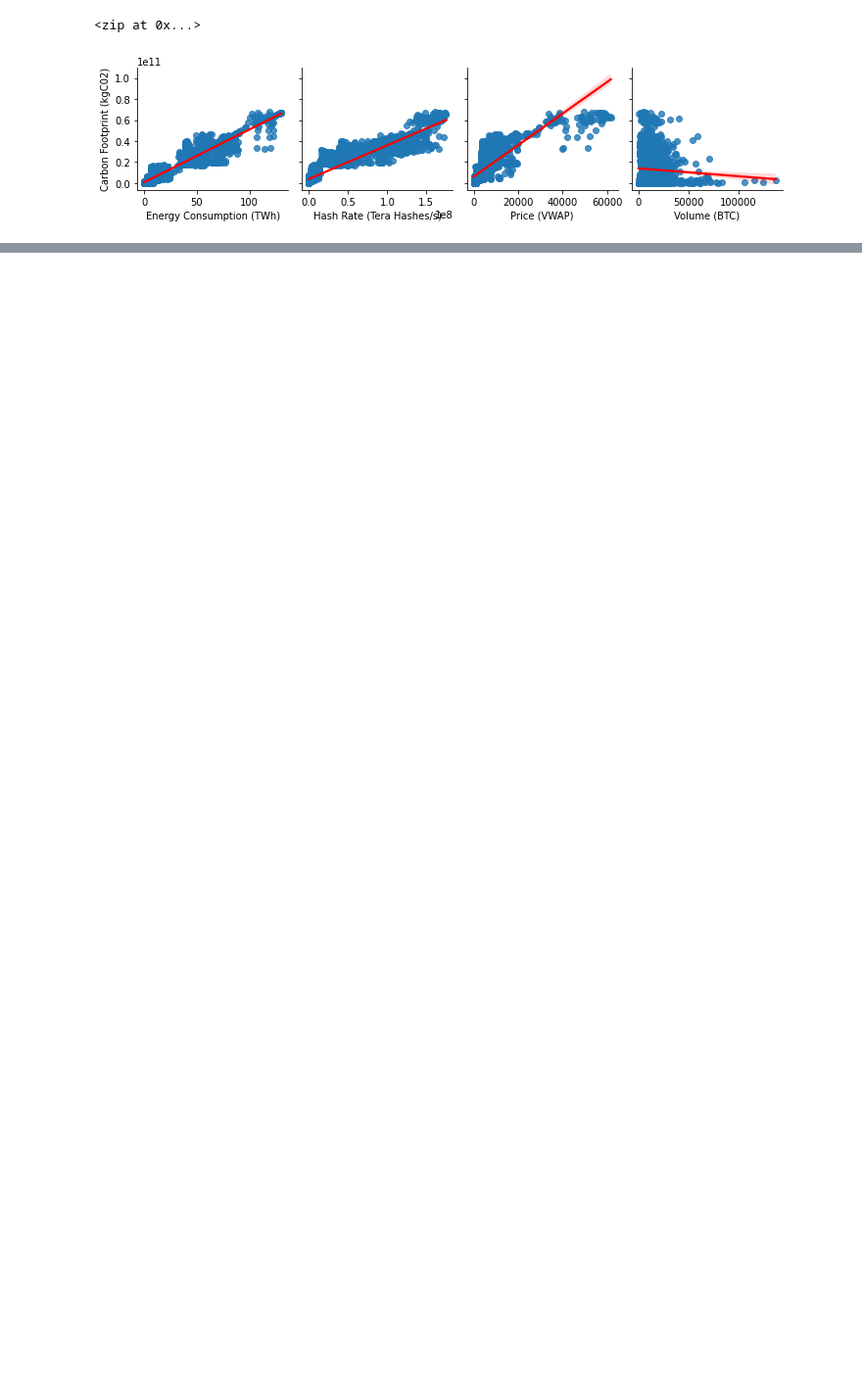
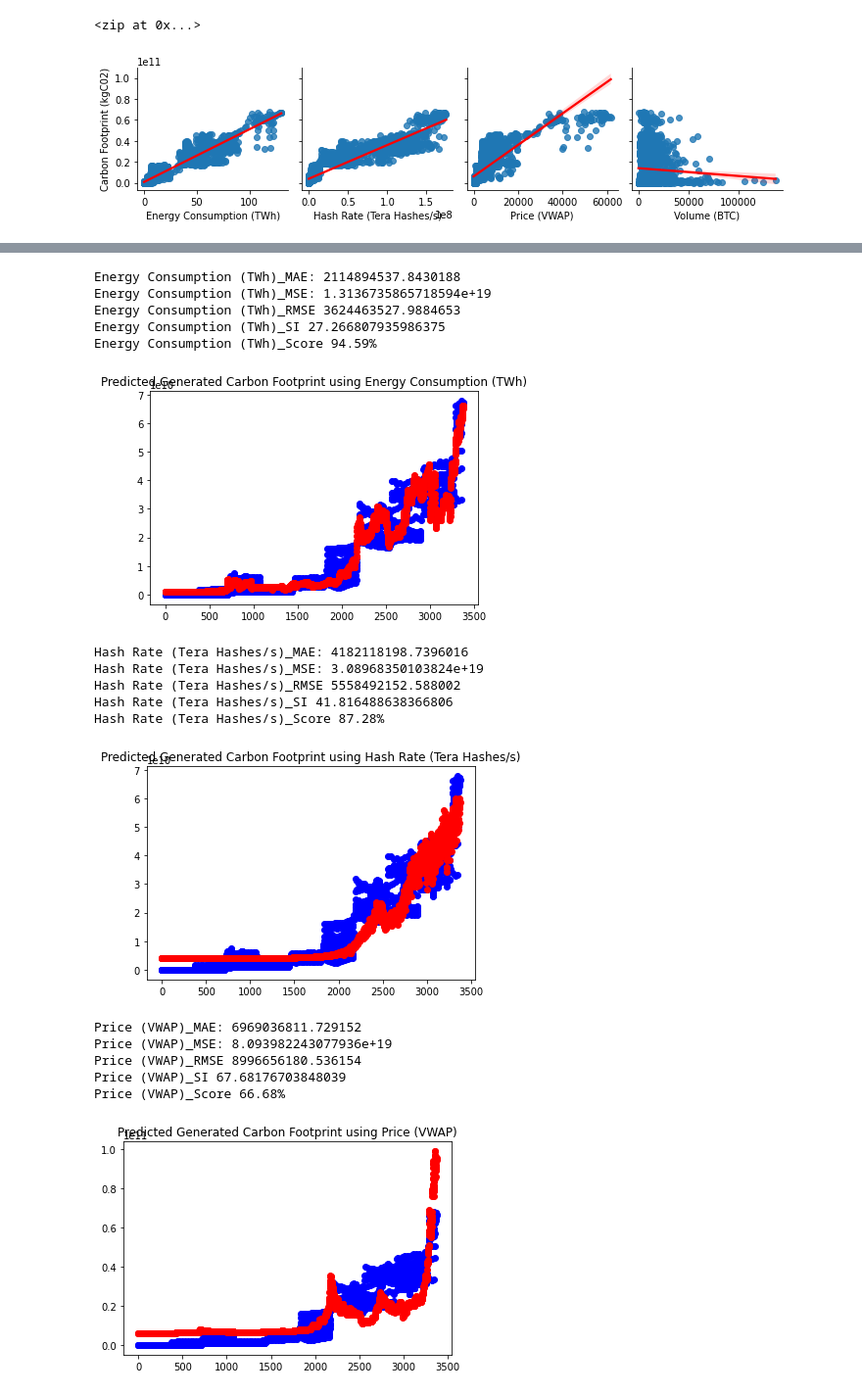
Before and after one commit to nicocoloco/cs132proj, a Jupyter notebook: CS-132-Final-Project.ipynb, the cells around one changed output, grey strips where cells are left out. Shown at 98% size. Saved outputs shown, nothing was run; the diff lists cells and outputs as text; code cells hidden in the pictures; blank space fills up the shorter version.

```diff
--- a/CS-132-Final-Project.ipynb
+++ b/CS-132-Final-Project.ipynb
@@ -591,12 +586,0 @@ np.sqrt(metrics.mean_squared_error(y, y_pred))
-# %%
-feature_cols = df[df.columns.difference(["Carbon Footprint (kgC02)", "Date"])].columns.values
-X = df[feature_cols]
-y = df['Carbon Footprint (kgC02)']
-X_train, X_test, y_train, y_test = train_test_split(X, y)
-
-# instantiate and fit
-linreg = LinearRegression()
-linreg.fit(X_train, y_train)
-y_pred = linreg.predict(X_test)
-
-np.sqrt(metrics.mean_squared_error(y_test, y_pred))
@@ -604,0 +591,52 @@ np.sqrt(metrics.mean_squared_error(y_test, y_pred))
+# %%
+def plotGraph(y_test,y_pred,regressorName):
+    if max(y_test) >= max(y_pred):
+        my_range = int(max(y_test))
+    else:
+        my_range = int(max(y_pred))
+    plt.scatter(range(len(y_test)), y_test, color='blue')
+    plt.scatter(range(len(y_pred)), y_pred, color='red')
+    plt.title(regressorName)
+    plt.show()
+    return
+
+
+feature_cols = df[df.columns.difference(["Carbon Footprint (kgC02)", "Date"])].columns.values
+y = df['Carbon Footprint (kgC02)']
+date = df['Date']
+denom = y.mean()
+
+for i in feature_cols:
+    X = df[[i]]
+
+    # instantiate and fit
+    X_train, X_test, y_train, y_test = train_test_split(X, y)
+    linreg = LinearRegression()
+    linreg.fit(X, y)
+    y_pred = linreg.predict(X)
+
+    print(f"{i}_MAE: {metrics.mean_absolute_error(y, y_pred)}")
+    print(f"{i}_MSE: {metrics.mean_squared_error(y, y_pred)}")
+    print(f"{i}_RMSE {np.sqrt(metrics.mean_squared_error(y, y_pred))}")
+    print(f"{i}_SI {(np.sqrt(metrics.mean_squared_error(y, y_pred))/denom) * 100}")
+    print(f"{i}_Score {round((linreg.score(X,y) * 100),2)}%")
+    plotGraph(y, y_pred, "Predicted Generated Carbon Footprint using " + str(i) )
+# %% [output]
+Energy Consumption (TWh)_MAE: 2114894537.8430188
+Energy Consumption (TWh)_MSE: 1.3136735865718594e+19
+Energy Consumption (TWh)_RMSE 3624463527.9884653
+Energy Consumption (TWh)_SI 27.266807935986375
+Energy Consumption (TWh)_Score 94.59%
+[figure, added]
+Hash Rate (Tera Hashes/s)_MAE: 4182118198.7396016
+Hash Rate (Tera Hashes/s)_MSE: 3.08968350103824e+19
+Hash Rate (Tera Hashes/s)_RMSE 5558492152.588002
+Hash Rate (Tera Hashes/s)_SI 41.816488638366806
+Hash Rate (Tera Hashes/s)_Score 87.28%
+[figure, added]
+Price (VWAP)_MAE: 6969036811.729152
+Price (VWAP)_MSE: 8.093982243077936e+19
+Price (VWAP)_RMSE 8996656180.536154
+Price (VWAP)_SI 67.68176703848039
+Price (VWAP)_Score 66.68%
+[figure, added]
```
Also changed, not shown: parts of 16 cells of this notebook.
